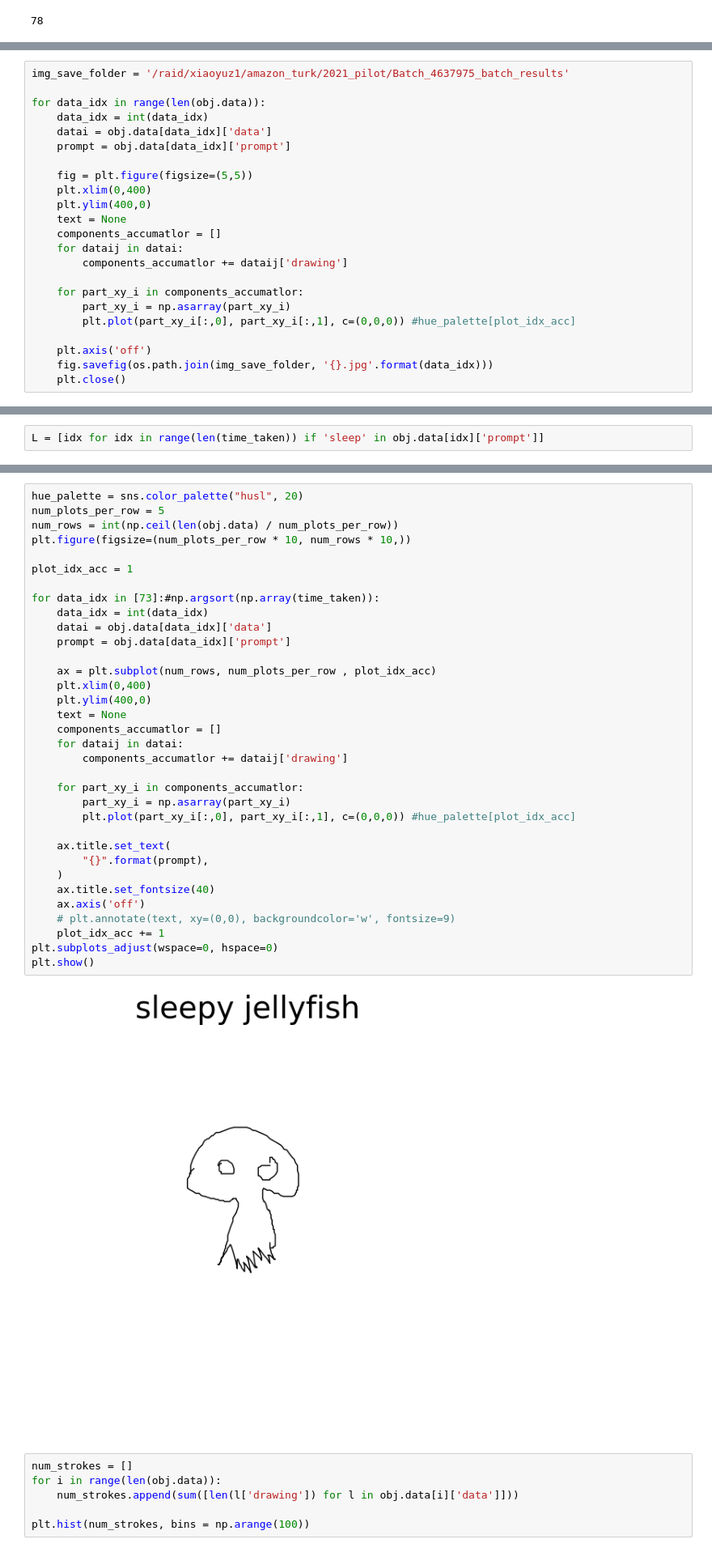
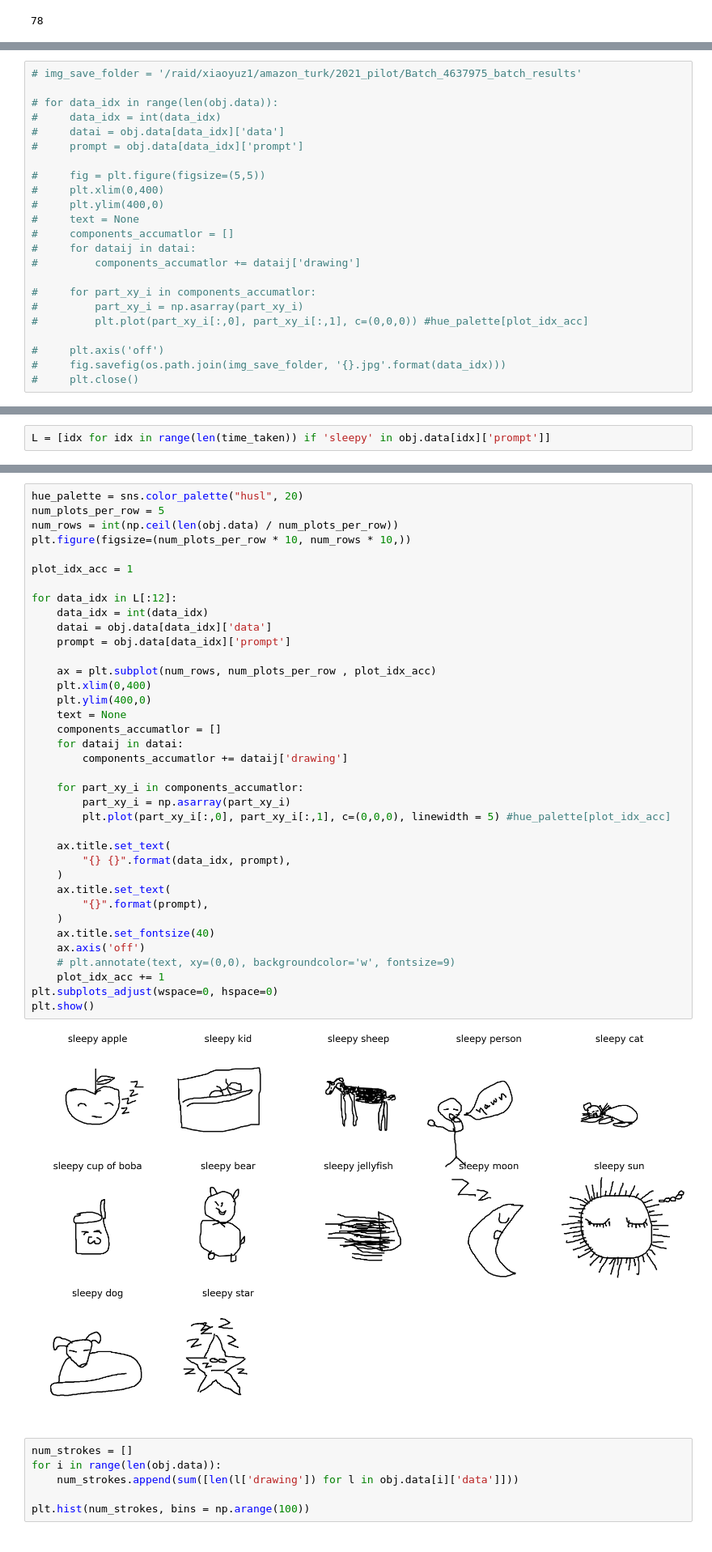
Before and after one commit to ErinZhang1998/sketch_collection, a Jupyter notebook: dec_28_trial_analysis.ipynb, the cells around one changed output, grey strips where cells are left out. Shown at 81% size. Cells and saved outputs as stored; diff of their text form.

Commit message:
making results slides

```diff
--- a/dec_28_trial_analysis.ipynb
+++ b/dec_28_trial_analysis.ipynb
@@ -61,26 +304,26 @@ obj = dw.Drawing(df)
 # %%
-img_save_folder = '/raid/xiaoyuz1/amazon_turk/2021_pilot/Batch_4637975_batch_results'
+# img_save_folder = '/raid/xiaoyuz1/amazon_turk/2021_pilot/Batch_4637975_batch_results'
 
-for data_idx in range(len(obj.data)):
-    data_idx = int(data_idx)
-    datai = obj.data[data_idx]['data']
-    prompt = obj.data[data_idx]['prompt']
+# for data_idx in range(len(obj.data)):
+#     data_idx = int(data_idx)
+#     datai = obj.data[data_idx]['data']
+#     prompt = obj.data[data_idx]['prompt']
 
-    fig = plt.figure(figsize=(5,5))
-    plt.xlim(0,400)
-    plt.ylim(400,0)
-    text = None
-    components_accumatlor = []
-    for dataij in datai:
-        components_accumatlor += dataij['drawing']
+#     fig = plt.figure(figsize=(5,5))
+#     plt.xlim(0,400)
+#     plt.ylim(400,0)
+#     text = None
+#     components_accumatlor = []
+#     for dataij in datai:
+#         components_accumatlor += dataij['drawing']
 
-    for part_xy_i in components_accumatlor:
-        part_xy_i = np.asarray(part_xy_i)
-        plt.plot(part_xy_i[:,0], part_xy_i[:,1], c=(0,0,0)) #hue_palette[plot_idx_acc]
+#     for part_xy_i in components_accumatlor:
+#         part_xy_i = np.asarray(part_xy_i)
+#         plt.plot(part_xy_i[:,0], part_xy_i[:,1], c=(0,0,0)) #hue_palette[plot_idx_acc]
 
-    plt.axis('off')
-    fig.savefig(os.path.join(img_save_folder, '{}.jpg'.format(data_idx)))
-    plt.close()
+#     plt.axis('off')
+#     fig.savefig(os.path.join(img_save_folder, '{}.jpg'.format(data_idx)))
+#     plt.close()
 # %%
 time_taken = []
 for i in range(len(obj.data)):
@@ -101,2 +333,2 @@ array([ 25,  26,  12,  11,  20,  19,  98,  79,  80, 115, 116,  44,  43,
 # %%
-L = [idx for idx in range(len(time_taken)) if 'sleep' in obj.data[idx]['prompt']]
+L = [idx for idx in range(len(time_taken)) if 'sleepy' in obj.data[idx]['prompt']]
@@ -106,36 +340,39 @@ num_plots_per_row = 5
 num_rows = int(np.ceil(len(obj.data) / num_plots_per_row))
 plt.figure(figsize=(num_plots_per_row * 10, num_rows * 10,))
 
 plot_idx_acc = 1
 
-for data_idx in [73]:#np.argsort(np.array(time_taken)):
+for data_idx in L[:12]:
     data_idx = int(data_idx)
     datai = obj.data[data_idx]['data']
     prompt = obj.data[data_idx]['prompt']
 
     ax = plt.subplot(num_rows, num_plots_per_row , plot_idx_acc)
     plt.xlim(0,400)
     plt.ylim(400,0)
     text = None
     components_accumatlor = []
     for dataij in datai:
         components_accumatlor += dataij['drawing']
 
     for part_xy_i in components_accumatlor:
         part_xy_i = np.asarray(part_xy_i)
-        plt.plot(part_xy_i[:,0], part_xy_i[:,1], c=(0,0,0)) #hue_palette[plot_idx_acc]
+        plt.plot(part_xy_i[:,0], part_xy_i[:,1], c=(0,0,0), linewidth = 5) #hue_palette[plot_idx_acc]
 
+    ax.title.set_text(
+        "{} {}".format(data_idx, prompt),
+    )
     ax.title.set_text(
         "{}".format(prompt),
     )
     ax.title.set_fontsize(40)
     ax.axis('off')
     # plt.annotate(text, xy=(0,0), backgroundcolor='w', fontsize=9)
     plot_idx_acc += 1
 plt.subplots_adjust(wspace=0, hspace=0)
 plt.show()
 # %% [output]
-[figure, old version]
+[figure, new version]
 # %%
 num_strokes = []
 for i in range(len(obj.data)):
```
Also changed, not shown: parts of 11 cells of this notebook, 2 other files.
